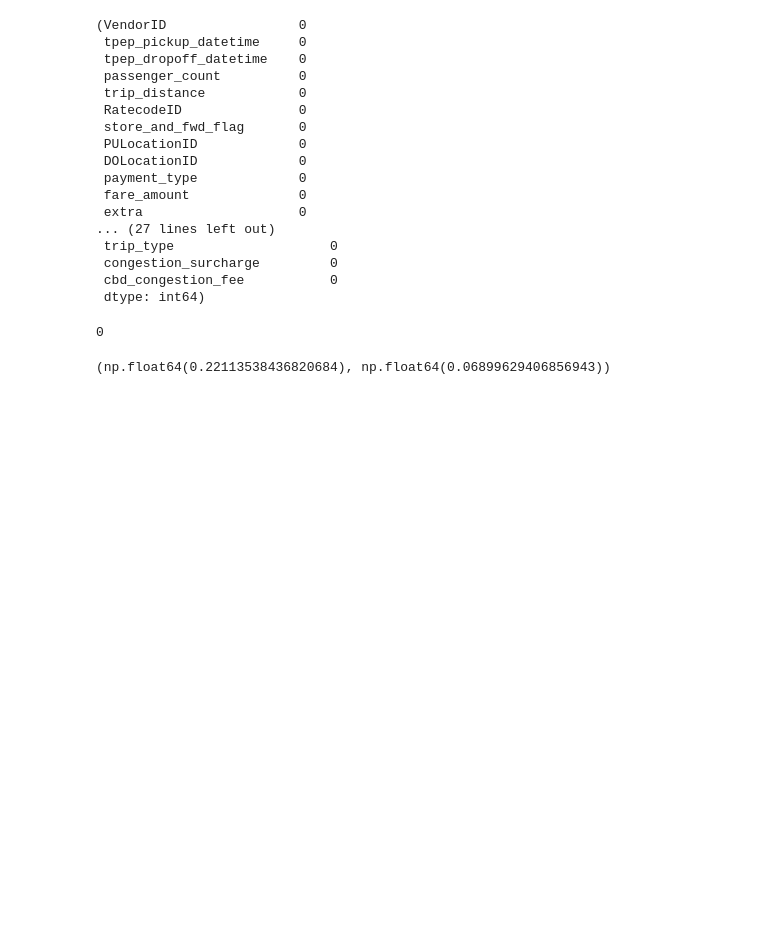
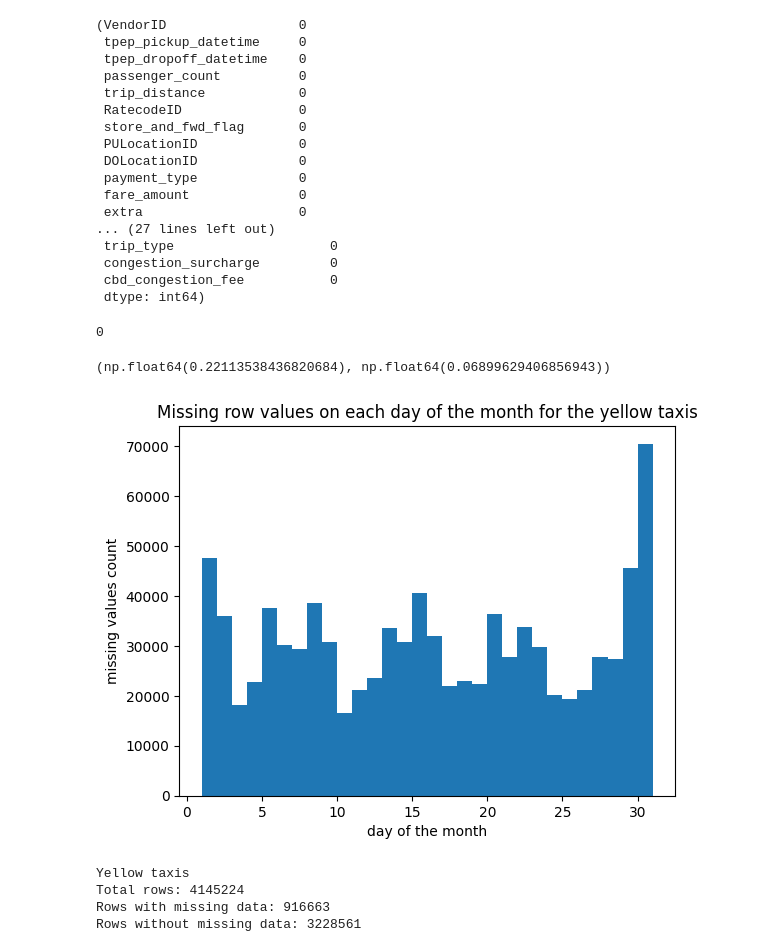
Before and after one commit to karol-ostrowski/nyc-taxi-analytics, a Jupyter notebook: EDA/EDA.ipynb, the cells around one changed output. Drawn from its saved outputs; the diff is of its cells as text; code cells hidden in the pictures; blank space fills up the shorter version.

```diff
--- a/EDA/EDA.ipynb
+++ b/EDA/EDA.ipynb
@@ -140,3 +140,24 @@ yellow_data["passenger_count"].isna().sum() / len(yellow_data["passenger_count"]
 (np.float64(0.22113538436820684), np.float64(0.06899629406856943))
 # %%
 # the initial inspection suggests that the missing values are clustered at the end of the month and are not spread across equally
+yellow_data_day_col = yellow_data.copy()
+yellow_data_day_col = yellow_data_day_col[yellow_data_day_col["tpep_pickup_datetime"].dt.month == 3]
+yellow_data_day_col["day"] = yellow_data["tpep_pickup_datetime"].dt.day
+yellow_data_day_col_isna = yellow_data_day_col[yellow_data_day_col["passenger_count"].isna()]
+
+plt.hist(yellow_data_day_col_isna["day"], bins=range(1, 32))
+plt.title("Missing row values on each day of the month for the yellow taxis")
+plt.xlabel("day of the month")
+plt.ylabel("missing values count")
+plt.show()
+
+print("Yellow taxis")
+print(f"Total rows: {len(yellow_data_day_col)}")
+print(f"Rows with missing data: {len(yellow_data_day_col_isna)}")
+print(f"Rows without missing data: {len(yellow_data_day_col) - len(yellow_data_day_col_isna)}")
+# %% [output]
+[figure, added]
+Yellow taxis
+Total rows: 4145224
+Rows with missing data: 916663
+Rows without missing data: 3228561
```
Also changed, not shown: parts of 20 cells of this notebook, 1 other file.
